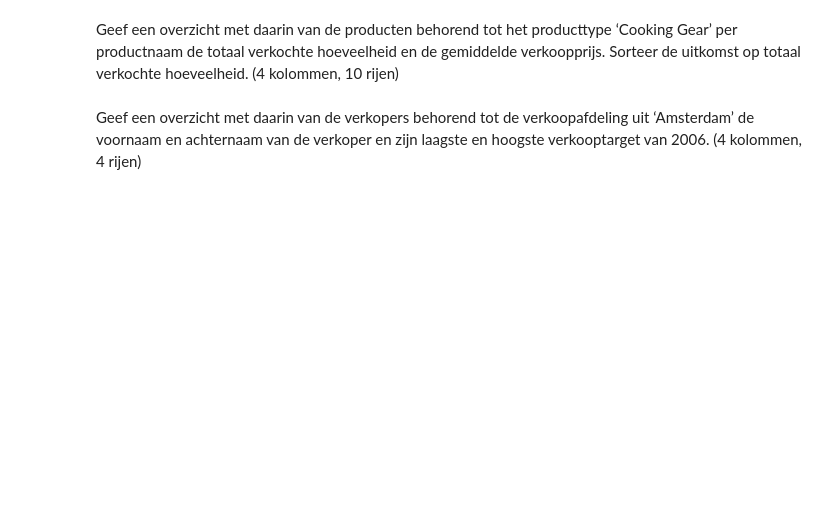
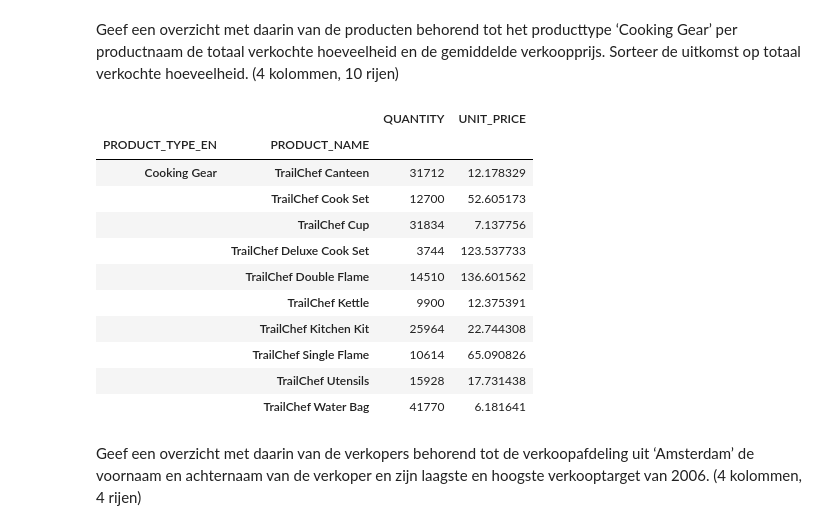
Before and after one commit to DKnightAnon/DEDS_repository, a Jupyter notebook: Practicum_2.3_Opdrachten.ipynb, the cells around one changed output. Saved outputs shown, nothing was run; the diff lists cells and outputs as text; code cells hidden in the pictures; blank space fills up the shorter version.

```diff
--- a/Practicum_2.3_Opdrachten.ipynb
+++ b/Practicum_2.3_Opdrachten.ipynb
@@ -556,4 +613,29 @@ Geef een overzicht met daarin per land het aantal vestigingen van klanten die zi
 # %% [markdown]
 Geef een overzicht met daarin van de producten behorend tot het producttype ‘Cooking Gear’ per productnaam de totaal verkochte hoeveelheid en de gemiddelde verkoopprijs. Sorteer de uitkomst op totaal verkochte hoeveelheid. (4 kolommen, 10 rijen)
+# %%
+def quantitySold_ofTypeCookingGear() :
+    product_productTypes = pd.merge(product,product_type,left_on="PRODUCT_TYPE_CODE",how="left",right_on="PRODUCT_TYPE_CODE")
+    sales_product_productTypes = pd.merge(order_details, product_productTypes, left_on="PRODUCT_NUMBER",how="left",right_on="PRODUCT_NUMBER")
+    type_filter = sales_product_productTypes["PRODUCT_TYPE_EN"] == "Cooking Gear"
+    sales_product_productTypes_filtered = sales_product_productTypes.loc[(type_filter),:]
+    columns = ["PRODUCT_TYPE_EN","PRODUCT_NAME"]
+    count = sales_product_productTypes_filtered.groupby(columns).aggregate({"QUANTITY":"sum","UNIT_PRICE":"mean"})
+
+    display(count)
+
+quantitySold_ofTypeCookingGear()
+# %% [output]
+|  |  | QUANTITY | UNIT_PRICE |
+| PRODUCT_TYPE_EN | PRODUCT_NAME |  |  |
+| Cooking Gear | TrailChef Canteen | 31712 | 12.178329 |
+|  | TrailChef Cook Set | 12700 | 52.605173 |
+|  | TrailChef Cup | 31834 | 7.137756 |
+|  | TrailChef Deluxe Cook Set | 3744 | 123.537733 |
+|  | TrailChef Double Flame | 14510 | 136.601562 |
+|  | TrailChef Kettle | 9900 | 12.375391 |
+|  | TrailChef Kitchen Kit | 25964 | 22.744308 |
+|  | TrailChef Single Flame | 10614 | 65.090826 |
+|  | TrailChef Utensils | 15928 | 17.731438 |
+|  | TrailChef Water Bag | 41770 | 6.181641 |
 # %% [markdown]
 Geef een overzicht met daarin van de verkopers behorend tot de verkoopafdeling uit ‘Amsterdam’ de voornaam en achternaam van de verkoper en zijn laagste en hoogste verkooptarget van 2006. (4 kolommen, 4 rijen)
```
Also changed, not shown: parts of 7 cells of this notebook.
